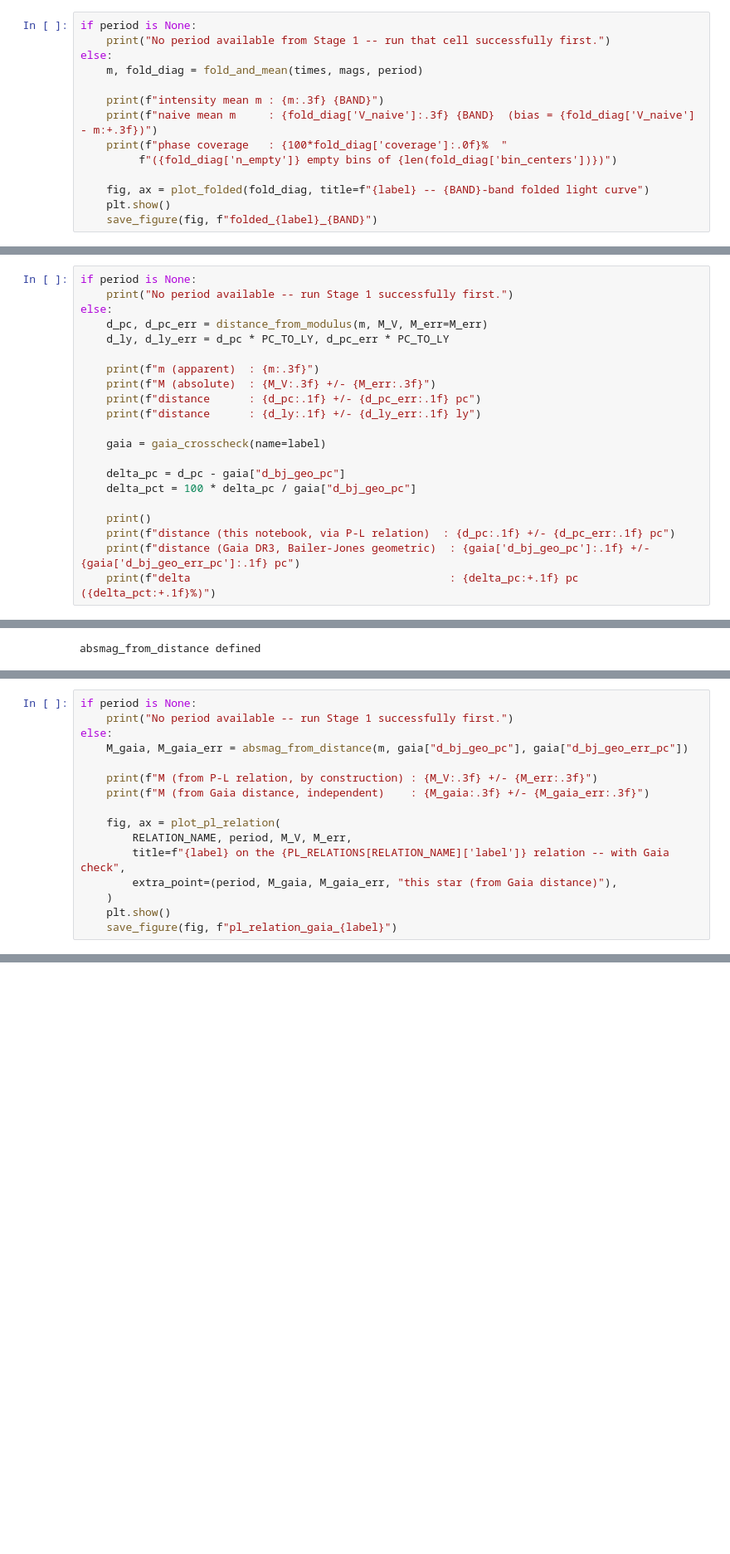
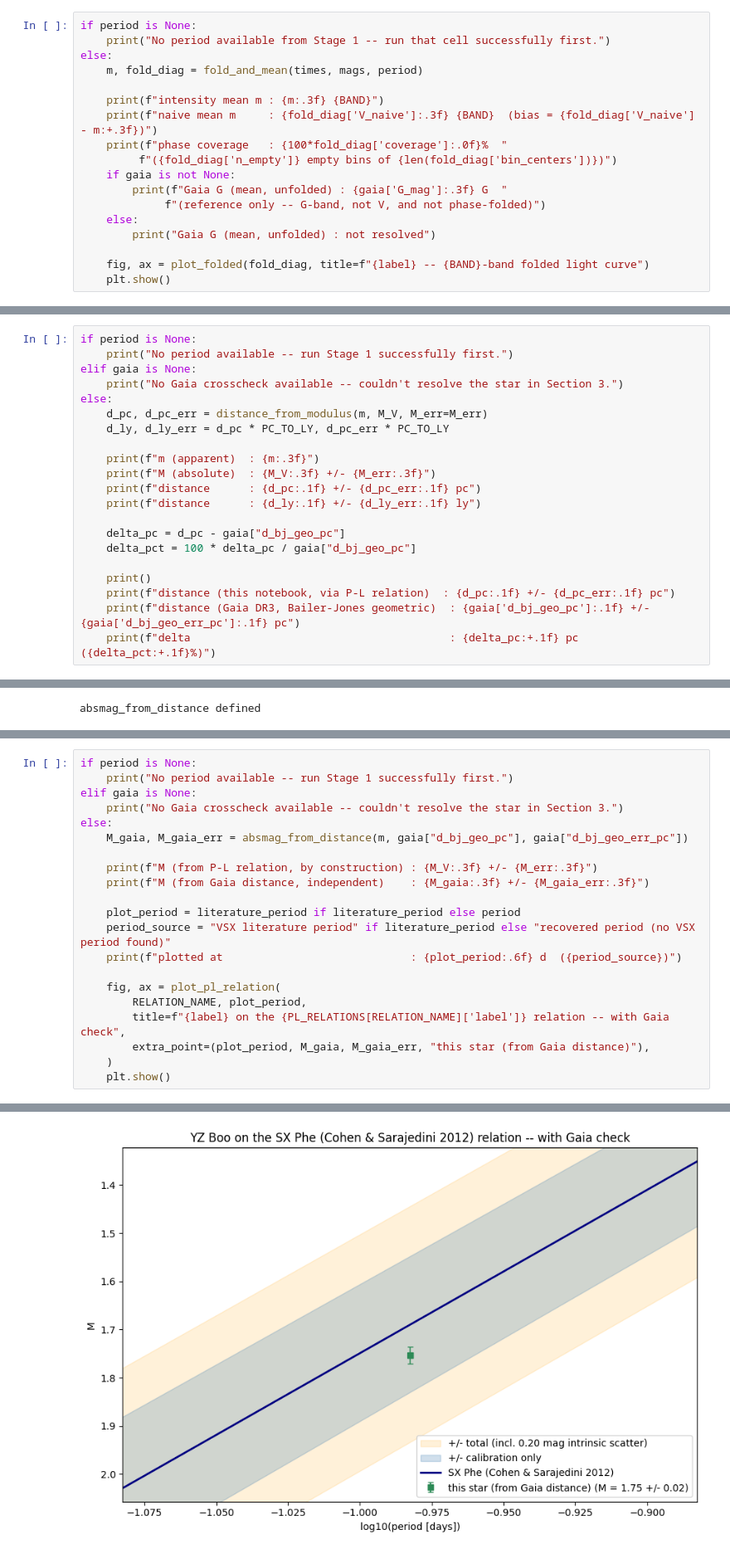
Before and after one commit to jeffrwatts/AstroPlannerData, a Jupyter notebook: variable_star_distance.ipynb, the cells around one changed output, grey strips where cells are left out. Shown at 83% size. Drawn from its saved outputs; the diff is of its cells as text; blank space fills up the shorter version.

```diff
--- a/variable_star_distance.ipynb
+++ b/variable_star_distance.ipynb
@@ -655,8 +856,12 @@ else:
     print(f"naive mean m     : {fold_diag['V_naive']:.3f} {BAND}  (bias = {fold_diag['V_naive'] - m:+.3f})")
     print(f"phase coverage   : {100*fold_diag['coverage']:.0f}%  "
          f"({fold_diag['n_empty']} empty bins of {len(fold_diag['bin_centers'])})")
+    if gaia is not None:
+        print(f"Gaia G (mean, unfolded) : {gaia['G_mag']:.3f} G  "
+             f"(reference only -- G-band, not V, and not phase-folded)")
+    else:
+        print("Gaia G (mean, unfolded) : not resolved")
 
     fig, ax = plot_folded(fold_diag, title=f"{label} -- {BAND}-band folded light curve")
     plt.show()
-    save_figure(fig, f"folded_{label}_{BAND}")
 # %% [output]
@@ -806,6 +930,8 @@ distance_from_modulus + resolve_coords + gaia_crosscheck defined
 # %%
 if period is None:
     print("No period available -- run Stage 1 successfully first.")
+elif gaia is None:
+    print("No Gaia crosscheck available -- couldn't resolve the star in Section 3.")
 else:
     d_pc, d_pc_err = distance_from_modulus(m, M_V, M_err=M_err)
     d_ly, d_ly_err = d_pc * PC_TO_LY, d_pc_err * PC_TO_LY
@@ -815,8 +941,6 @@ else:
     print(f"distance      : {d_pc:.1f} +/- {d_pc_err:.1f} pc")
     print(f"distance      : {d_ly:.1f} +/- {d_ly_err:.1f} ly")
 
-    gaia = gaia_crosscheck(name=label)
-
     delta_pc = d_pc - gaia["d_bj_geo_pc"]
     delta_pct = 100 * delta_pc / gaia["d_bj_geo_pc"]
 
@@ -924,17 +1088,22 @@ absmag_from_distance defined
 # %%
 if period is None:
     print("No period available -- run Stage 1 successfully first.")
+elif gaia is None:
+    print("No Gaia crosscheck available -- couldn't resolve the star in Section 3.")
 else:
     M_gaia, M_gaia_err = absmag_from_distance(m, gaia["d_bj_geo_pc"], gaia["d_bj_geo_err_pc"])
 
     print(f"M (from P-L relation, by construction) : {M_V:.3f} +/- {M_err:.3f}")
     print(f"M (from Gaia distance, independent)    : {M_gaia:.3f} +/- {M_gaia_err:.3f}")
 
+    plot_period = literature_period if literature_period else period
+    period_source = "VSX literature period" if literature_period else "recovered period (no VSX period found)"
+    print(f"plotted at                             : {plot_period:.6f} d  ({period_source})")
+
     fig, ax = plot_pl_relation(
-        RELATION_NAME, period, M_V, M_err,
+        RELATION_NAME, plot_period,
         title=f"{label} on the {PL_RELATIONS[RELATION_NAME]['label']} relation -- with Gaia check",
-        extra_point=(period, M_gaia, M_gaia_err, "this star (from Gaia distance)"),
+        extra_point=(plot_period, M_gaia, M_gaia_err, "this star (from Gaia distance)"),
     )
     plt.show()
-    save_figure(fig, f"pl_relation_gaia_{label}")
 # %% [output]
@@ -941,0 +1113 @@ NameError: name 'gaia' is not defined
+[figure, added]
```
Also changed, not shown: parts of 25 cells of this notebook.
